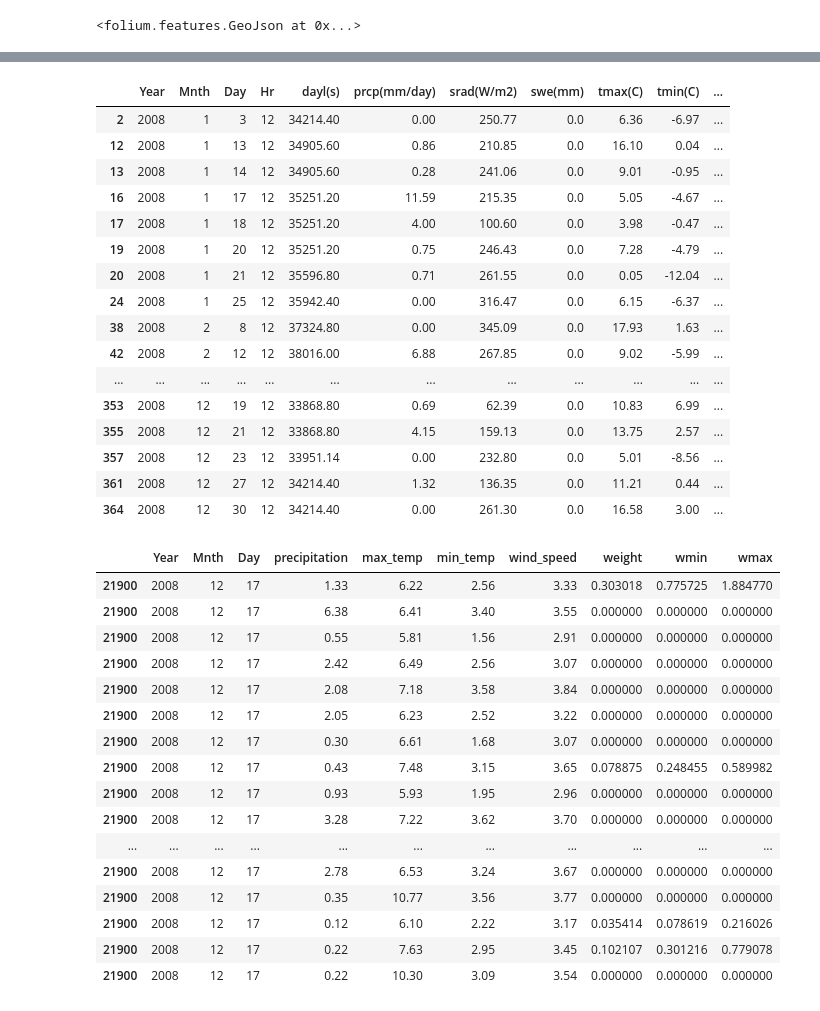
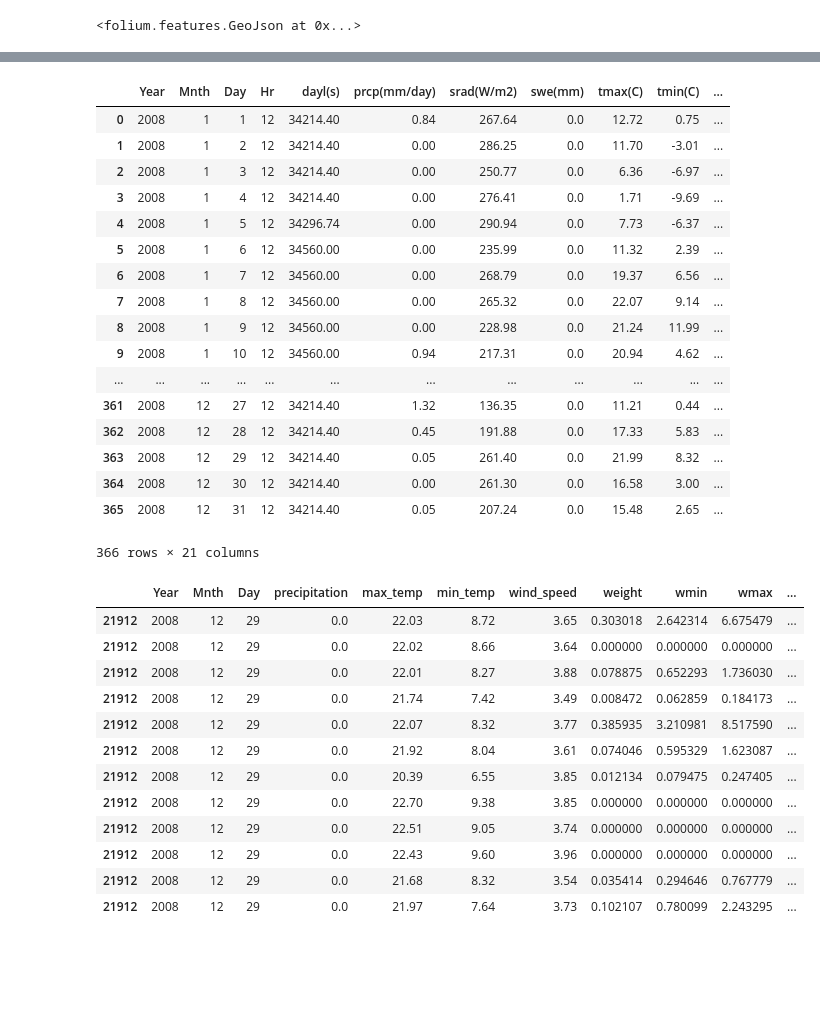
Before and after one commit to gauchm/ealstm_regional_modeling, a Jupyter notebook: notebooks/Camels&Gridded.ipynb, the cells around one changed output, grey strips where cells are left out. Cells and saved outputs as stored; diff of their text form; code cells hidden in the pictures; blank space fills up the shorter version.

```diff
--- a/notebooks/Camels&Gridded.ipynb
+++ b/notebooks/Camels&Gridded.ipynb
@@ -104,8 +105,8 @@ m = folium.Map(width=650, height=500, zoom_start=4,
                 location=[41.960781097662604, -78.16963195732737],
                 tiles='Stamen Terrain')
 shapefile1=shapefile[0:200]
-new_shape=datautils.create_shape(shapefile1, '02046000',transformer)
-folium.GeoJson(new_shape,name='02046000',tooltip='02046000').add_to(m)
+new_shape=datautils.create_shape(shapefile, '01632000',transformer)
+folium.GeoJson(new_shape,name='01632000',tooltip='01632000').add_to(m)
 # %% [output]
 <folium.features.GeoJson at 0x...>
 # %%
@@ -115,6 +116,6 @@ m
 # %%
 import re
 
-filterlist=datautils.list_overlap(new_shape,CODE_DIR,0.0625)
-new_shape
+filterlist=datautils.list_overlap(new_shape,CODE_DIR,0.125)
+new_shape.area
 # %% [output]
@@ -122,5 +123,7 @@ new_shape
 # %%
 result=datautils.find_intersect(new_shape,filterlist)
+result['wprec'] = result['weight']*result['precipitation']
+
 in1980=result[(result['Year']==2008)]
 g=in1980.groupby( ['Year', 'Mnth', 'Day'])
 final=g.sum()
@@ -165,44 +174,42 @@ forcings['02046000'][0]
 new=pd.merge(forcings['02046000'][0],final,on=['Year', 'Mnth', 'Day'])
 new['diffmax']=new['tmax(C)']-new['wmax']
 new['diffmin']=new['tmin(C)']-new['wmin']
-new[(new['diffmax']>0.1) | (new['diffmax']<-0.1)]
+new
+#new[(new['diffmax']>0.1) | (new['diffmax']<-0.1)]
 #new[(new['diffmin']>0.1) | (new['diffmin']<-0.1)]
 # %% [output]
 |  | Year | Mnth | Day | Hr | dayl(s) | prcp(mm/day) | srad(W/m2) | swe(mm) | tmax(C) | tmin(C) | ... |
+| 0 | 2008 | 1 | 1 | 12 | 34214.40 | 0.84 | 267.64 | 0.0 | 12.72 | 0.75 | ... |
+| 1 | 2008 | 1 | 2 | 12 | 34214.40 | 0.00 | 286.25 | 0.0 | 11.70 | -3.01 | ... |
 | 2 | 2008 | 1 | 3 | 12 | 34214.40 | 0.00 | 250.77 | 0.0 | 6.36 | -6.97 | ... |
-| 12 | 2008 | 1 | 13 | 12 | 34905.60 | 0.86 | 210.85 | 0.0 | 16.10 | 0.04 | ... |
-| 13 | 2008 | 1 | 14 | 12 | 34905.60 | 0.28 | 241.06 | 0.0 | 9.01 | -0.95 | ... |
-| 16 | 2008 | 1 | 17 | 12 | 35251.20 | 11.59 | 215.35 | 0.0 | 5.05 | -4.67 | ... |
-| 17 | 2008 | 1 | 18 | 12 | 35251.20 | 4.00 | 100.60 | 0.0 | 3.98 | -0.47 | ... |
-| 19 | 2008 | 1 | 20 | 12 | 35251.20 | 0.75 | 246.43 | 0.0 | 7.28 | -4.79 | ... |
-| 20 | 2008 | 1 | 21 | 12 | 35596.80 | 0.71 | 261.55 | 0.0 | 0.05 | -12.04 | ... |
-| 24 | 2008 | 1 | 25 | 12 | 35942.40 | 0.00 | 316.47 | 0.0 | 6.15 | -6.37 | ... |
-| 38 | 2008 | 2 | 8 | 12 | 37324.80 | 0.00 | 345.09 | 0.0 | 17.93 | 1.63 | ... |
-| 42 | 2008 | 2 | 12 | 12 | 38016.00 | 6.88 | 267.85 | 0.0 | 9.02 | -5.99 | ... |
+| 3 | 2008 | 1 | 4 | 12 | 34214.40 | 0.00 | 276.41 | 0.0 | 1.71 | -9.69 | ... |
+| 4 | 2008 | 1 | 5 | 12 | 34296.74 | 0.00 | 290.94 | 0.0 | 7.73 | -6.37 | ... |
+| 5 | 2008 | 1 | 6 | 12 | 34560.00 | 0.00 | 235.99 | 0.0 | 11.32 | 2.39 | ... |
+| 6 | 2008 | 1 | 7 | 12 | 34560.00 | 0.00 | 268.79 | 0.0 | 19.37 | 6.56 | ... |
+| 7 | 2008 | 1 | 8 | 12 | 34560.00 | 0.00 | 265.32 | 0.0 | 22.07 | 9.14 | ... |
+| 8 | 2008 | 1 | 9 | 12 | 34560.00 | 0.00 | 228.98 | 0.0 | 21.24 | 11.99 | ... |
+| 9 | 2008 | 1 | 10 | 12 | 34560.00 | 0.94 | 217.31 | 0.0 | 20.94 | 4.62 | ... |
 | ... | ... | ... | ... | ... | ... | ... | ... | ... | ... | ... | ... |
-| 353 | 2008 | 12 | 19 | 12 | 33868.80 | 0.69 | 62.39 | 0.0 | 10.83 | 6.99 | ... |
-| 355 | 2008 | 12 | 21 | 12 | 33868.80 | 4.15 | 159.13 | 0.0 | 13.75 | 2.57 | ... |
-| 357 | 2008 | 12 | 23 | 12 | 33951.14 | 0.00 | 232.80 | 0.0 | 5.01 | -8.56 | ... |
 | 361 | 2008 | 12 | 27 | 12 | 34214.40 | 1.32 | 136.35 | 0.0 | 11.21 | 0.44 | ... |
+| 362 | 2008 | 12 | 28 | 12 | 34214.40 | 0.45 | 191.88 | 0.0 | 17.33 | 5.83 | ... |
+| 363 | 2008 | 12 | 29 | 12 | 34214.40 | 0.05 | 261.40 | 0.0 | 21.99 | 8.32 | ... |
 | 364 | 2008 | 12 | 30 | 12 | 34214.40 | 0.00 | 261.30 | 0.0 | 16.58 | 3.00 | ... |
+| 365 | 2008 | 12 | 31 | 12 | 34214.40 | 0.05 | 207.24 | 0.0 | 15.48 | 2.65 | ... |
+366 rows × 21 columns
 # %%
 jan=in1980[(in1980['Mnth']==12)]
-jan[(jan['Day']==17)]
+jan[(jan['Day']==29)]
 # %% [output]
-|  | Year | Mnth | Day | precipitation | max_temp | min_temp | wind_speed | weight | wmin | wmax |
-| 21900 | 2008 | 12 | 17 | 1.33 | 6.22 | 2.56 | 3.33 | 0.303018 | 0.775725 | 1.884770 |
-| 21900 | 2008 | 12 | 17 | 6.38 | 6.41 | 3.40 | 3.55 | 0.000000 | 0.000000 | 0.000000 |
-| 21900 | 2008 | 12 | 17 | 0.55 | 5.81 | 1.56 | 2.91 | 0.000000 | 0.000000 | 0.000000 |
-| 21900 | 2008 | 12 | 17 | 2.42 | 6.49 | 2.56 | 3.07 | 0.000000 | 0.000000 | 0.000000 |
-| 21900 | 2008 | 12 | 17 | 2.08 | 7.18 | 3.58 | 3.84 | 0.000000 | 0.000000 | 0.000000 |
-| 21900 | 2008 | 12 | 17 | 2.05 | 6.23 | 2.52 | 3.22 | 0.000000 | 0.000000 | 0.000000 |
-| 21900 | 2008 | 12 | 17 | 0.30 | 6.61 | 1.68 | 3.07 | 0.000000 | 0.000000 | 0.000000 |
-| 21900 | 2008 | 12 | 17 | 0.43 | 7.48 | 3.15 | 3.65 | 0.078875 | 0.248455 | 0.589982 |
-| 21900 | 2008 | 12 | 17 | 0.93 | 5.93 | 1.95 | 2.96 | 0.000000 | 0.000000 | 0.000000 |
-| 21900 | 2008 | 12 | 17 | 3.28 | 7.22 | 3.62 | 3.70 | 0.000000 | 0.000000 | 0.000000 |
-| ... | ... | ... | ... | ... | ... | ... | ... | ... | ... | ... |
-| 21900 | 2008 | 12 | 17 | 2.78 | 6.53 | 3.24 | 3.67 | 0.000000 | 0.000000 | 0.000000 |
-| 21900 | 2008 | 12 | 17 | 0.35 | 10.77 | 3.56 | 3.77 | 0.000000 | 0.000000 | 0.000000 |
-| 21900 | 2008 | 12 | 17 | 0.12 | 6.10 | 2.22 | 3.17 | 0.035414 | 0.078619 | 0.216026 |
-| 21900 | 2008 | 12 | 17 | 0.22 | 7.63 | 2.95 | 3.45 | 0.102107 | 0.301216 | 0.779078 |
-| 21900 | 2008 | 12 | 17 | 0.22 | 10.30 | 3.09 | 3.54 | 0.000000 | 0.000000 | 0.000000 |
+|  | Year | Mnth | Day | precipitation | max_temp | min_temp | wind_speed | weight | wmin | wmax | ... |
+| 21912 | 2008 | 12 | 29 | 0.0 | 22.03 | 8.72 | 3.65 | 0.303018 | 2.642314 | 6.675479 | ... |
+| 21912 | 2008 | 12 | 29 | 0.0 | 22.02 | 8.66 | 3.64 | 0.000000 | 0.000000 | 0.000000 | ... |
+| 21912 | 2008 | 12 | 29 | 0.0 | 22.01 | 8.27 | 3.88 | 0.078875 | 0.652293 | 1.736030 | ... |
+| 21912 | 2008 | 12 | 29 | 0.0 | 21.74 | 7.42 | 3.49 | 0.008472 | 0.062859 | 0.184173 | ... |
+| 21912 | 2008 | 12 | 29 | 0.0 | 22.07 | 8.32 | 3.77 | 0.385935 | 3.210981 | 8.517590 | ... |
+| 21912 | 2008 | 12 | 29 | 0.0 | 21.92 | 8.04 | 3.61 | 0.074046 | 0.595329 | 1.623087 | ... |
+| 21912 | 2008 | 12 | 29 | 0.0 | 20.39 | 6.55 | 3.85 | 0.012134 | 0.079475 | 0.247405 | ... |
+| 21912 | 2008 | 12 | 29 | 0.0 | 22.70 | 9.38 | 3.85 | 0.000000 | 0.000000 | 0.000000 | ... |
+| 21912 | 2008 | 12 | 29 | 0.0 | 22.51 | 9.05 | 3.74 | 0.000000 | 0.000000 | 0.000000 | ... |
+| 21912 | 2008 | 12 | 29 | 0.0 | 22.43 | 9.60 | 3.96 | 0.000000 | 0.000000 | 0.000000 | ... |
+| 21912 | 2008 | 12 | 29 | 0.0 | 21.68 | 8.32 | 3.54 | 0.035414 | 0.294646 | 0.767779 | ... |
+| 21912 | 2008 | 12 | 29 | 0.0 | 21.97 | 7.64 | 3.73 | 0.102107 | 0.780099 | 2.243295 | ... |
```
Also changed, not shown: parts of 4 cells of this notebook, 4 other files.
